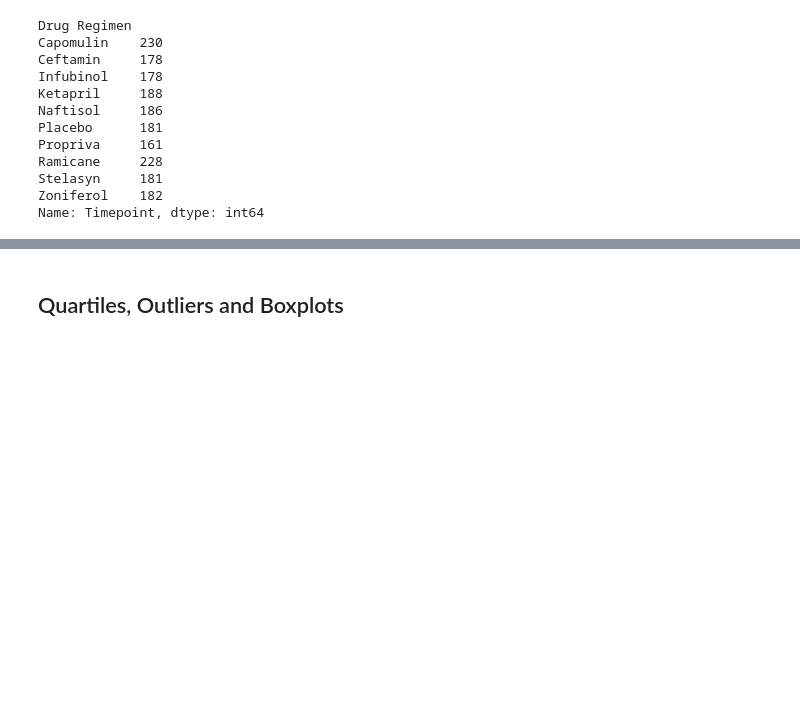
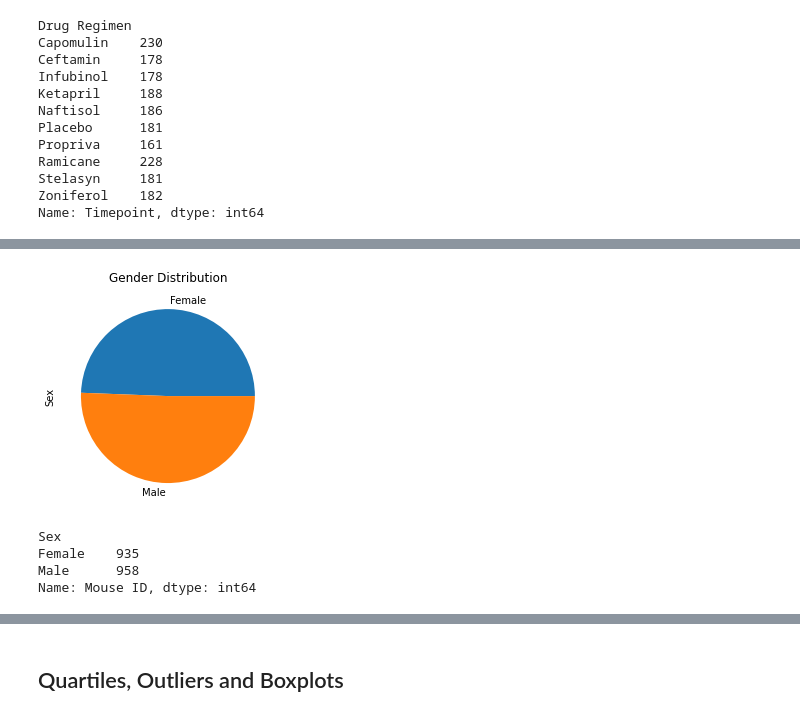
Before and after one commit to aespinosa49/Matplotlib_Challenge-, a Jupyter notebook: Pymaceuticals/pymaceuticals_starter.ipynb, the cells around one changed output, grey strips where cells are left out. Cells and saved outputs as stored; diff of their text form; code cells hidden in the pictures; blank space fills up the shorter version.

```diff
--- a/Pymaceuticals/pymaceuticals_starter.ipynb
+++ b/Pymaceuticals/pymaceuticals_starter.ipynb
@@ -179,4 +193,17 @@ plt.tight_layout()
 # %%
 # Generate a pie plot showing the distribution of female versus male mice using Pandas
+Groupby_Gender = combine_micedf.groupby(["Sex"]).count()['Mouse ID']
+Gender_pie = Groupby_Gender.plot(kind="pie", y='Sex', title="Gender Distribution")
+Gender_pie.set_ylabel("Sex")
+plt.show()
+# %% [output]
+[figure, added]
+# %%
+Groupby_Gender
+# %% [output]
+Sex
+Female    935
+Male      958
+Name: Mouse ID, dtype: int64
 # %%
 # Generate a pie plot showing the distribution of female versus male mice using pyplot
```
Also changed, not shown: parts of 8 cells of this notebook.
